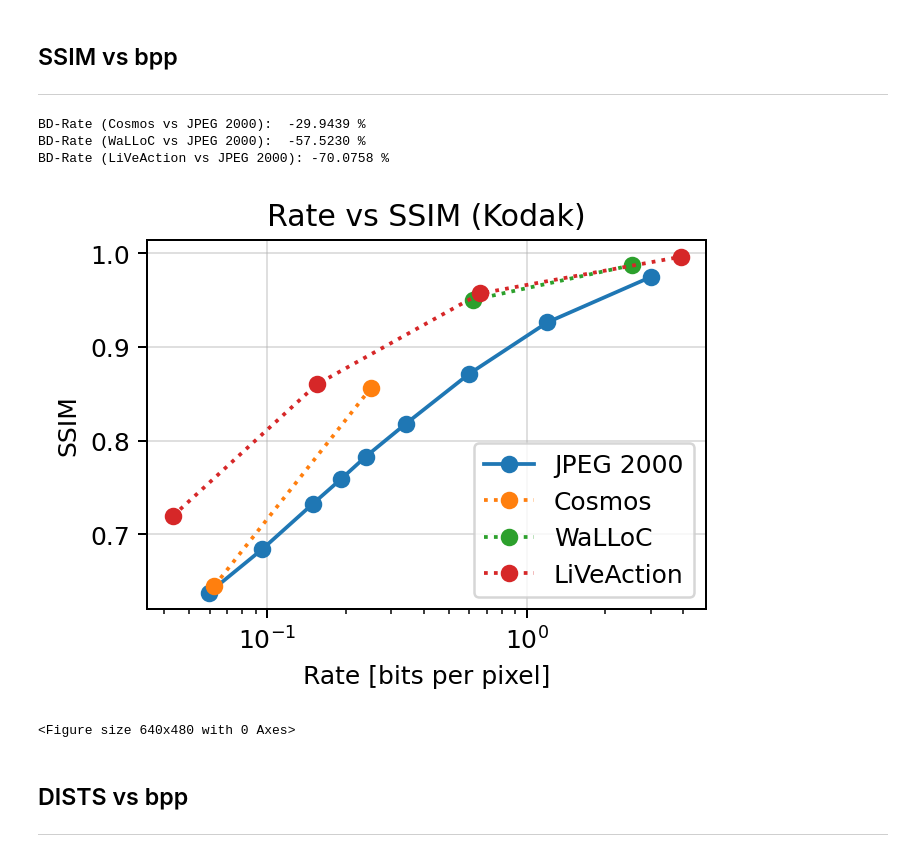
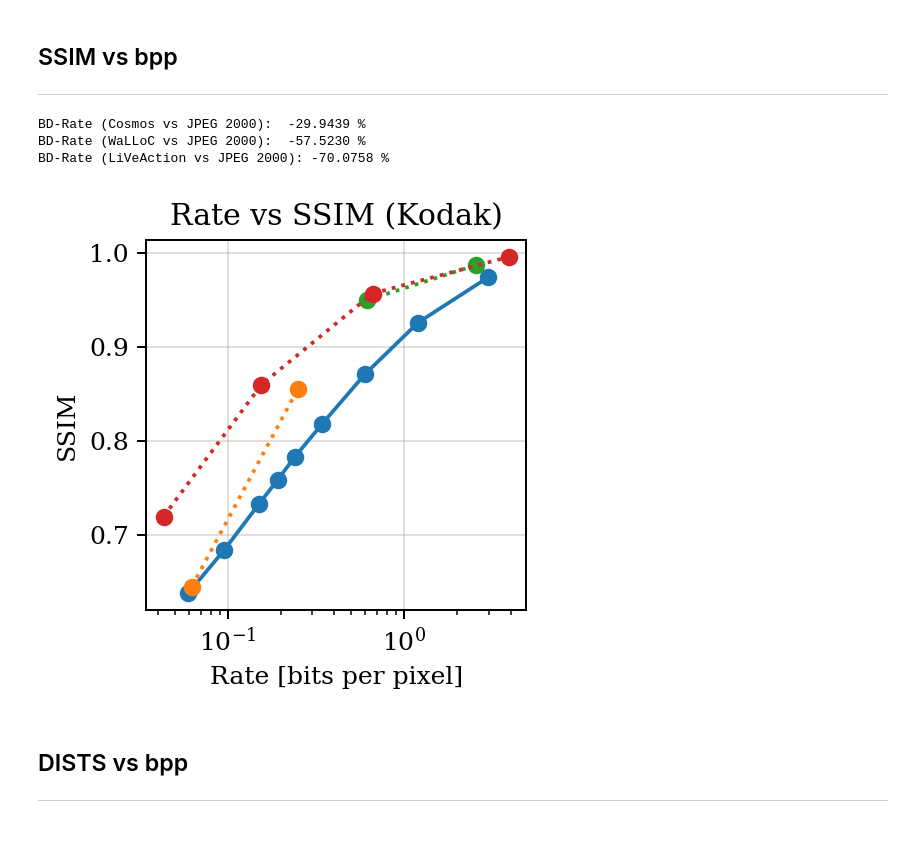
Before and after one commit to UT-SysML/liveaction, a Jupyter notebook: eval/kodak.ipynb, the cells around one changed output. Saved outputs shown, nothing was run; the diff lists cells and outputs as text; code cells hidden in the pictures.

```diff
--- a/eval/kodak.ipynb
+++ b/eval/kodak.ipynb
@@ -42,7 +42,8 @@ r_live = [0.04322 , 0.1550, 0.6615, 3.9113]
 d_live = [24.234, 27.0384, 31.1669, 40.2877]
 r_walloc = [0.6171, 2.5436]
 d_walloc = [30.5576, 37.3370]
-plt.figure(figsize=(4, 3), dpi=180)
+plt.rcParams["font.family"] = "serif"
+plt.figure(figsize=(3, 3), dpi=180)
 plt.semilogx(r_j2k, d_j2k, marker='o', linestyle='-', label='JPEG 2000')
 plt.plot(r_cosmos, d_cosmos, marker='o', linestyle=':', label='Cosmos')
 plt.plot(r_walloc, d_walloc, marker='o', linestyle=':', label='WaLLoC')
@@ -63,7 +64,6 @@ bd_walloc = bd.bd_rate(r_j2k, d_j2k, r_walloc, d_walloc,
 print(f"BD-Rate (Cosmos vs JPEG 2000):  {bd_cosmos:+.4f} %")
 print(f"BD-Rate (WaLLoC vs JPEG 2000):  {bd_walloc:+.4f} %")
 print(f"BD-Rate (LiVeAction vs JPEG 2000): {bd_live:+.4f} %")
-plt.show()
 plt.savefig('rate_psnr.svg')
 # %% [output]
 BD-Rate (Cosmos vs JPEG 2000):  +49.6106 %
@@ -82,39 +81,36 @@ r_j2k  = [0.0597, 0.0957, 0.1495, 0.1916, 0.2393, 0.3423, 0.5985, 1.1984, 2.9980
 d_j2k  = [0.6378, 0.6842, 0.7324, 0.7586, 0.7829, 0.8182, 0.8712, 0.9262, 0.9746]
 r_cosmos = [0.0625, 0.2500]
 d_cosmos = [0.6449, 0.8558]
 r_live = [0.0432, 0.1550, 0.6615, 3.9113]
 d_live = [0.7194, 0.8600, 0.9571, 0.9962]
 r_walloc = [0.6171, 2.5436]
 d_walloc = [0.9501, 0.9873]
-
-plt.figure(figsize=(4, 3), dpi=180)
+plt.rcParams["font.family"] = "serif"
+plt.figure(figsize=(3, 3), dpi=180)
 plt.semilogx(r_j2k, d_j2k, marker='o', linestyle='-', label='JPEG 2000')
 plt.plot(r_cosmos, d_cosmos, marker='o', linestyle=':', label='Cosmos')
 plt.plot(r_walloc, d_walloc, marker='o', linestyle=':', label='WaLLoC')
 plt.plot(r_live,   d_live,   marker='o', linestyle=':', label='LiVeAction')
 plt.xlabel("Rate [bits per pixel]")
 plt.ylabel("SSIM")
 plt.title("Rate vs SSIM (Kodak)")
 plt.grid(True, alpha=0.4)
-plt.legend(loc='best')
 plt.tight_layout()
 bd_cosmos = bd.bd_rate(r_j2k, d_j2k, r_cosmos, d_cosmos,
                        method='pchip', require_matching_points=False, min_overlap=0.15)
 bd_live   = bd.bd_rate(r_j2k, d_j2k, r_live,   d_live,
                        method='pchip', require_matching_points=False, min_overlap=0.15)
 bd_walloc = bd.bd_rate(r_j2k, d_j2k, r_walloc, d_walloc,
                        method='pchip', require_matching_points=False, min_overlap=0.15)
 print(f"BD-Rate (Cosmos vs JPEG 2000):  {bd_cosmos:+.4f} %")
 print(f"BD-Rate (WaLLoC vs JPEG 2000):  {bd_walloc:+.4f} %")
 print(f"BD-Rate (LiVeAction vs JPEG 2000): {bd_live:+.4f} %")
-plt.show()
 plt.savefig('rate_ssim.svg')
 # %% [output]
 BD-Rate (Cosmos vs JPEG 2000):  -29.9439 %
 BD-Rate (WaLLoC vs JPEG 2000):  -57.5230 %
 BD-Rate (LiVeAction vs JPEG 2000): -70.0758 %
-[figure, old version]
+[figure, new version]
-<Figure size 640x480 with 0 Axes>
 # %% [markdown]
 DISTS vs bpp
 ---
```
Also changed, not shown: parts of 2 cells of this notebook.
